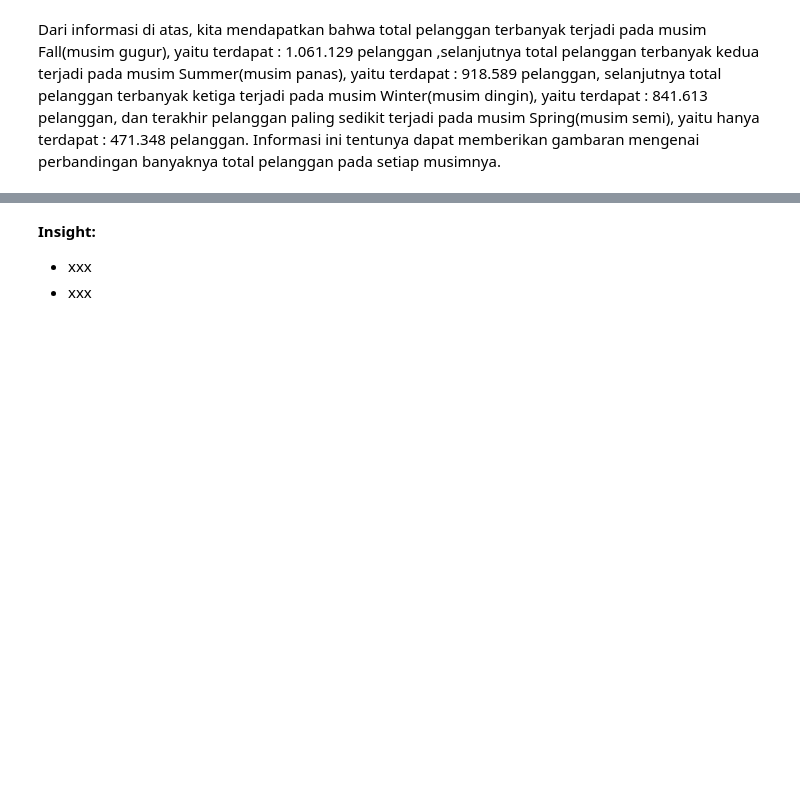
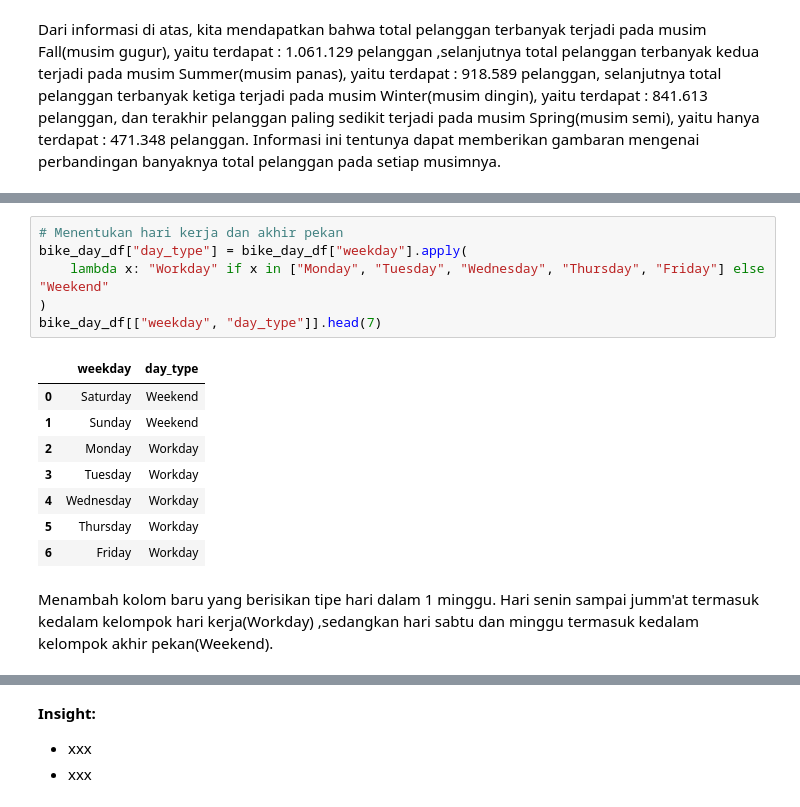
Before and after one commit to Nauviii/first_project_DataAnalayst, a Jupyter notebook: Notebook.ipynb, the cells around one changed output, grey strips where cells are left out. Drawn from its saved outputs; the diff is of its cells as text; blank space fills up the shorter version.

```diff
--- a/Notebook.ipynb
+++ b/Notebook.ipynb
@@ -540,3 +597,20 @@ work_day_df
 | Thursday | 485395 |
 | Tuesday | 469109 |
 | Wednesday | 473048 |
+# %%
+# Menentukan hari kerja dan akhir pekan
+bike_day_df["day_type"] = bike_day_df["weekday"].apply(
+    lambda x: "Workday" if x in ["Monday", "Tuesday", "Wednesday", "Thursday", "Friday"] else "Weekend"
+)
+bike_day_df[["weekday", "day_type"]].head(7)
+# %% [output]
+|  | weekday | day_type |
+| 0 | Saturday | Weekend |
+| 1 | Sunday | Weekend |
+| 2 | Monday | Workday |
+| 3 | Tuesday | Workday |
+| 4 | Wednesday | Workday |
+| 5 | Thursday | Workday |
+| 6 | Friday | Workday |
+# %% [markdown]
+Menambah kolom baru yang berisikan tipe hari dalam 1 minggu. Hari senin sampai jumm'at termasuk kedalam kelompok hari kerja(Workday) ,sedangkan hari sabtu dan minggu termasuk kedalam kelompok akhir pekan(Weekend).
```
Also changed, not shown: parts of 12 cells of this notebook.
